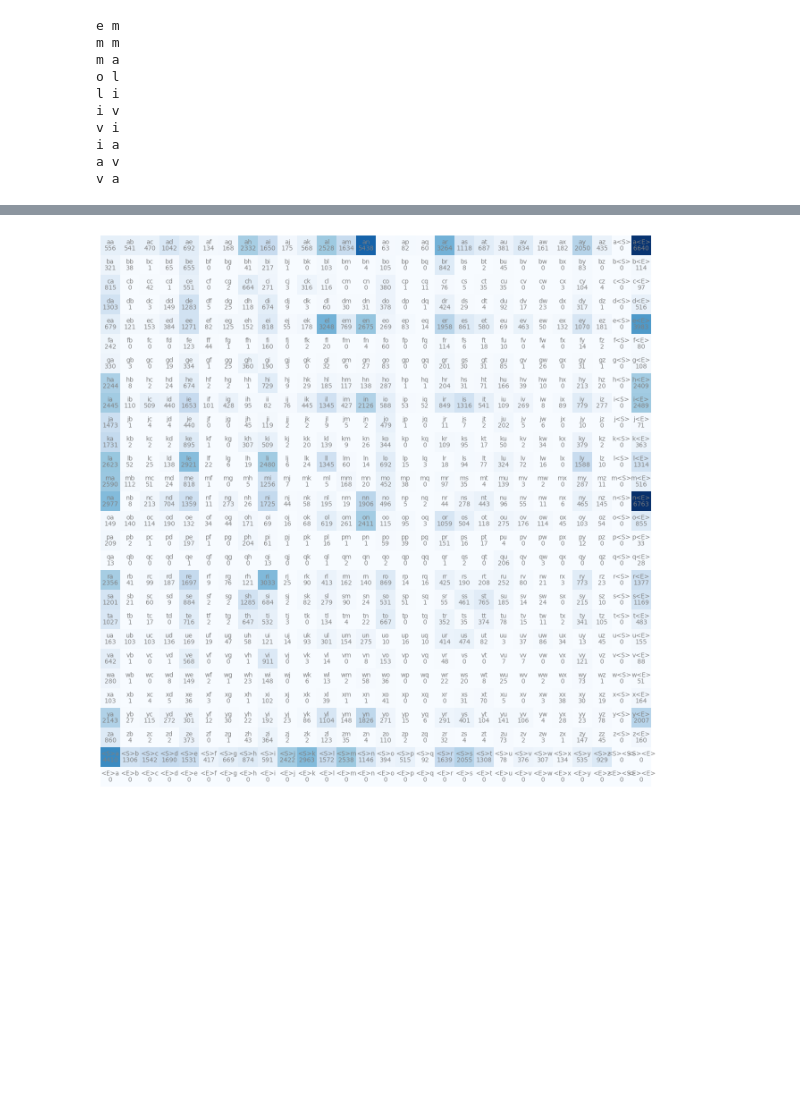
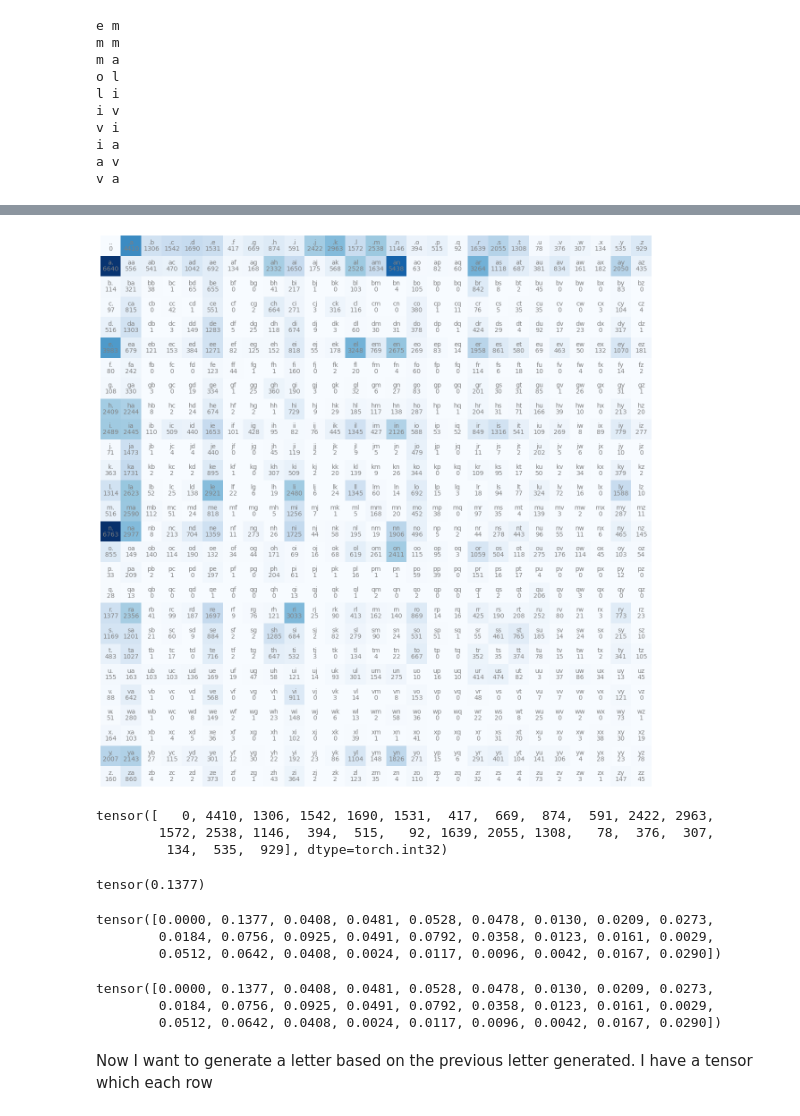
Before and after one commit to burakemretetik/makemore, a Jupyter notebook: makemore.ipynb, the cells around one changed output, grey strips where cells are left out. Drawn from its saved outputs; the diff is of its cells as text; code cells hidden in the pictures; blank space fills up the shorter version.

```diff
--- a/makemore.ipynb
+++ b/makemore.ipynb
@@ -55,9 +47,11 @@ sorted(b.items(), key = lambda kv: kv[1], reverse=True)
 # %%
 import torch
 # %%
-N = torch.zeros((28, 28), dtype=torch.int32)
+N = torch.zeros((27, 27), dtype=torch.int32)
 # %%
 chars = sorted(list(set(''.join(words))))
-stoi = {s:i for i,s in enumerate(chars)}
-stoi['<S>'] =26
-stoi['<E>'] = 27
+stoi = {s:i+1 for i,s in enumerate(chars)}
+stoi['.'] = 0
+itos = {i:s for s,i in stoi.items()}
+
+stoi
@@ -64,6 +76,6 @@ stoi['<E>'] = 27
 # %%
 for w in words:
-  chs = ['<S>'] + list(w) + ['<E>']
+  chs = ['.'] + list(w) + ['.']
   for ch1, ch2 in zip(chs, chs[1:]):
     ix1 = stoi[ch1]
     ix2 = stoi[ch2]
@@ -73,16 +83,51 @@ itos = {i:s for s,i in stoi.items()}
 # %%
 import matplotlib.pyplot as plt
 %matplotlib inline
 
 plt.figure(figsize=(16,16))
 plt.imshow(N, cmap='Blues')
 
-for i in range(28):
-  for j in range(28):
+for i in range(27):
+  for j in range(27):
     chstr = itos[i] + itos[j]
     plt.text(j, i, chstr, ha="center", va="bottom", color='gray')
     plt.text(j, i, N[i, j].item(), ha="center", va="top", color='gray')
 
 plt.axis('off');
 # %% [output]
-[figure, old version]
+[figure, new version]
+# %%
+N[0] # How many times a sequance of 2 letters occurs in the first row
+# %% [output]
+tensor([   0, 4410, 1306, 1542, 1690, 1531,  417,  669,  874,  591, 2422, 2963,
+        1572, 2538, 1146,  394,  515,   92, 1639, 2055, 1308,   78,  376,  307,
+         134,  535,  929], dtype=torch.int32)
+# %%
+N[0][1] / sum(N[0]) # This is the probability of the '.a'
+# %% [output]
+tensor(0.1377)
+# %%
+p = N[0].float()
+p = p / p.sum() # The probability dist. of the first letter. (First row example: P(X='.a') = 0.1377 = N[0][1] / sum(N[0])
+p # What comes after '.'? = ['.', 'a', 'b', 'c', ..., 'z']
+# %% [output]
+tensor([0.0000, 0.1377, 0.0408, 0.0481, 0.0528, 0.0478, 0.0130, 0.0209, 0.0273,
+        0.0184, 0.0756, 0.0925, 0.0491, 0.0792, 0.0358, 0.0123, 0.0161, 0.0029,
+        0.0512, 0.0642, 0.0408, 0.0024, 0.0117, 0.0096, 0.0042, 0.0167, 0.0290])
+# %%
+P = N.float()
+P_rows_sum = P.sum(1, keepdims=True) # Sums all values in each rows, keeps the dimention same
+P = P / P_rows_sum # Divides the each value (number of occurance) in the tensor by the P_rows_sum: sum of the each row individually.
+
+"""
+This is what we've done previousl, but this time we did it to each row.
+We now have a probability distribution for each row.
+"""
+P[0]
+# %% [output]
+tensor([0.0000, 0.1377, 0.0408, 0.0481, 0.0528, 0.0478, 0.0130, 0.0209, 0.0273,
+        0.0184, 0.0756, 0.0925, 0.0491, 0.0792, 0.0358, 0.0123, 0.0161, 0.0029,
+        0.0512, 0.0642, 0.0408, 0.0024, 0.0117, 0.0096, 0.0042, 0.0167, 0.0290])
+# %% [markdown]
+Now I want to generate a letter based on the previous letter generated.
+I have a tensor which each row
```
Also changed, not shown: parts of 8 cells of this notebook.
